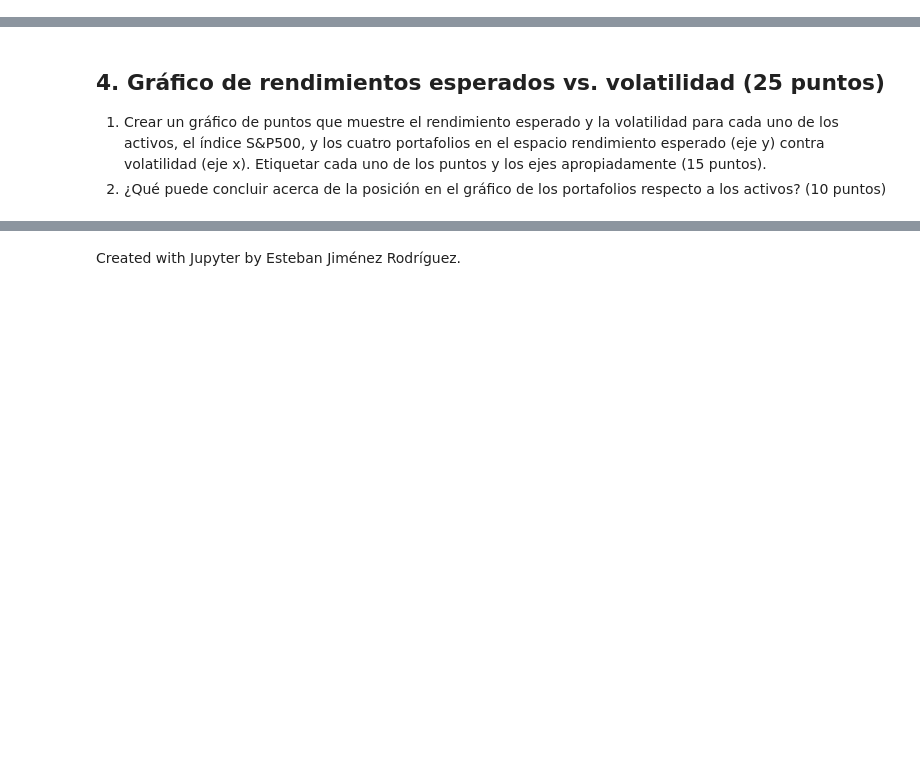
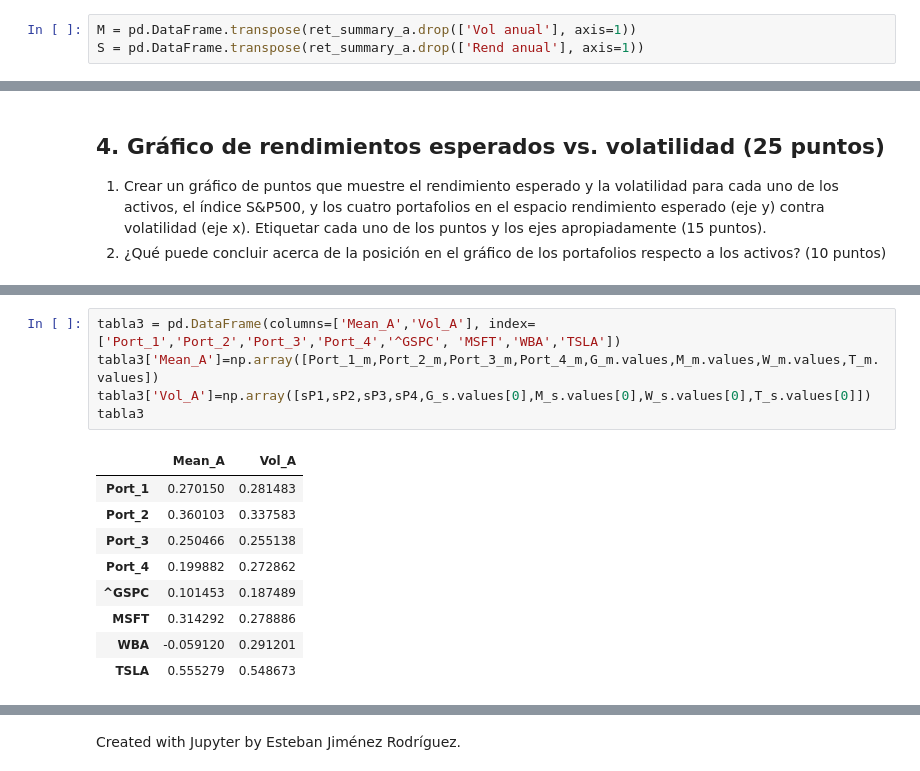
Before and after one commit to Carolina1002/porinvo2020, a Jupyter notebook: Modulo2/Tarea4_BarbaCarolina.ipynb, the cells around one changed output, grey strips where cells are left out. Saved outputs shown, nothing was run; the diff lists cells and outputs as text; blank space fills up the shorter version.

```diff
--- a/Modulo2/Tarea4_BarbaCarolina.ipynb
+++ b/Modulo2/Tarea4_BarbaCarolina.ipynb
@@ -132,0 +180,3 @@ ret_summary_a
+# %%
+M = pd.DataFrame.transpose(ret_summary_a.drop(['Vol anual'], axis=1))
+S = pd.DataFrame.transpose(ret_summary_a.drop(['Rend anual'], axis=1))
@@ -137,0 +249,15 @@ ret_summary_a
+# %%
+tabla3 = pd.DataFrame(columns=['Mean_A','Vol_A'], index=['Port_1','Port_2','Port_3','Port_4','^GSPC', 'MSFT','WBA','TSLA'])
+tabla3['Mean_A']=np.array([Port_1_m,Port_2_m,Port_3_m,Port_4_m,G_m.values,M_m.values,W_m.values,T_m.values])
+tabla3['Vol_A']=np.array([sP1,sP2,sP3,sP4,G_s.values[0],M_s.values[0],W_s.values[0],T_s.values[0]])
+tabla3
+# %% [output]
+|  | Mean_A | Vol_A |
+| Port_1 | 0.270150 | 0.281483 |
+| Port_2 | 0.360103 | 0.337583 |
+| Port_3 | 0.250466 | 0.255138 |
+| Port_4 | 0.199882 | 0.272862 |
+| ^GSPC | 0.101453 | 0.187489 |
+| MSFT | 0.314292 | 0.278886 |
+| WBA | -0.059120 | 0.291201 |
+| TSLA | 0.555279 | 0.548673 |
```
Also changed, not shown: parts of 16 cells of this notebook.
